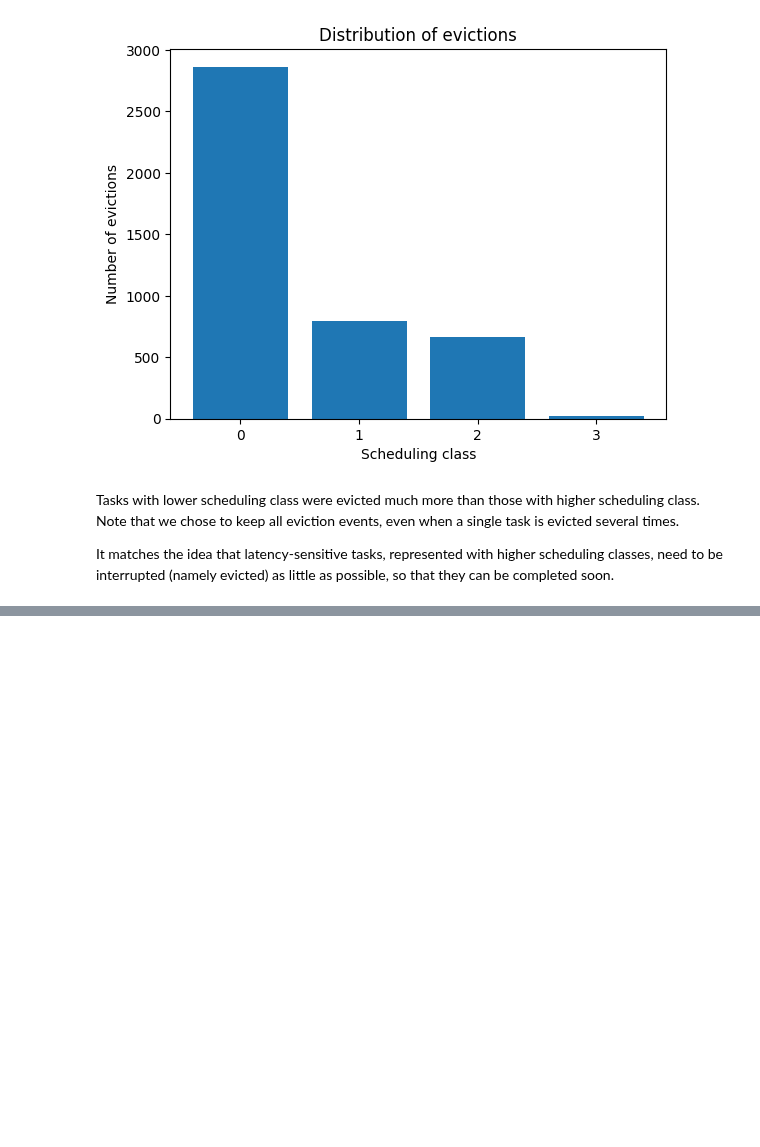
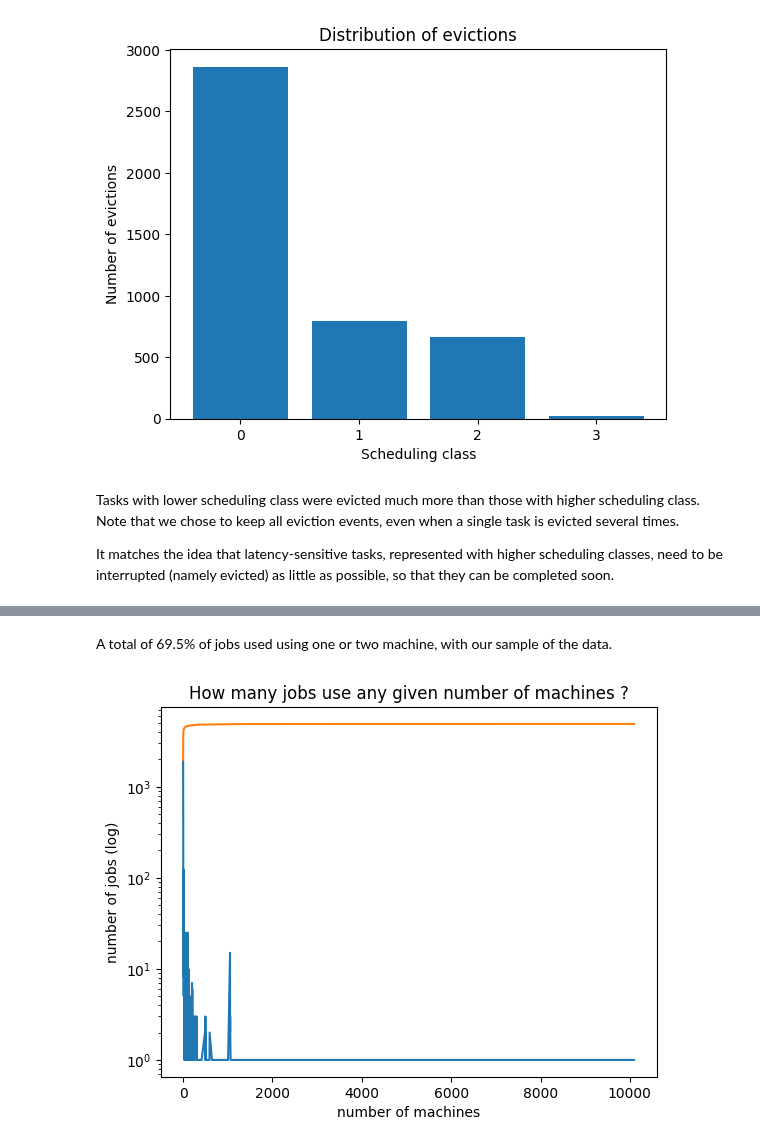
Before and after one commit to EltRnl/SparkProject, a Jupyter notebook: analysis.ipynb, the cells around one changed output, grey strips where cells are left out. Saved outputs shown, nothing was run; the diff lists cells and outputs as text; code cells hidden in the pictures; blank space fills up the shorter version.

```diff
--- a/analysis.ipynb
+++ b/analysis.ipynb
@@ -655,0 +686,10 @@ It matches the idea that latency-sensitive tasks, represented with higher schedu
+# %%
+nb_machines_per_job = task_events \
+    .map(lambda event: (
+        task_events_get["job ID"](event),
+        {task_events_get["machine ID"](event)})) \
+    .reduceByKey(lambda machine1, machine2: machine1 | machine2) \
+    .map(lambda job: len(job[1])) \
+    .countByValue()
+
+print(f"The result contains {len(nb_machines_per_job)} entries.")
@@ -655,0 +725,30 @@ It matches the idea that latency-sensitive tasks, represented with higher schedu
+# %% [markdown]
+A total of 69.5% of jobs used using one or two machine, with our sample of the data.
+# %%
+sorted_data = list(sorted(nb_machines_per_job.items()))
+nb_machine, nb_jobs = list(zip(*sorted_data))
+
+plt.plot(nb_machine, nb_jobs)
+
+# Solution for cumulative function from https://www.geeksforgeeks.org/python-program-to-find-cumulative-sum-of-a-list/
+
+
+def cumulative_sum(input_list):
+    # Use the accumulate() function to perform a cumulative sum of the elements in the list
+    cumulative_sum_iter = accumulate(input_list, add)
+    # Convert the iterator to a list and return it
+    return list(cumulative_sum_iter)
+
+
+cumulative_count = cumulative_sum(nb_jobs)
+
+plt.plot(nb_machine, cumulative_count)
+
+plt.xlabel("number of machines")
+plt.ylabel("number of jobs (log)")
+plt.title("How many jobs use any given number of machines ?")
+
+plt.yscale("log")
+plt.show()
+# %% [output]
+[figure, added]
```
Also changed, not shown: parts of 13 cells of this notebook.
